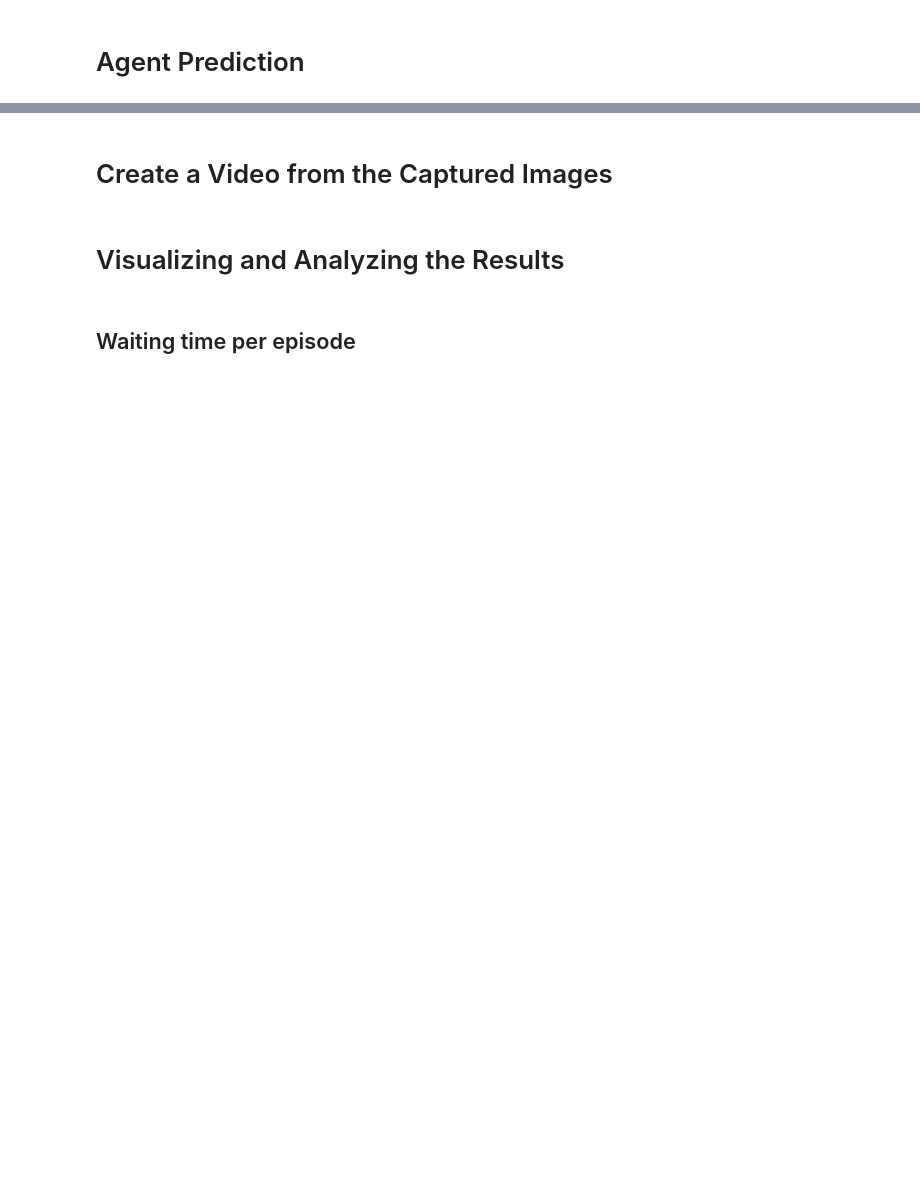
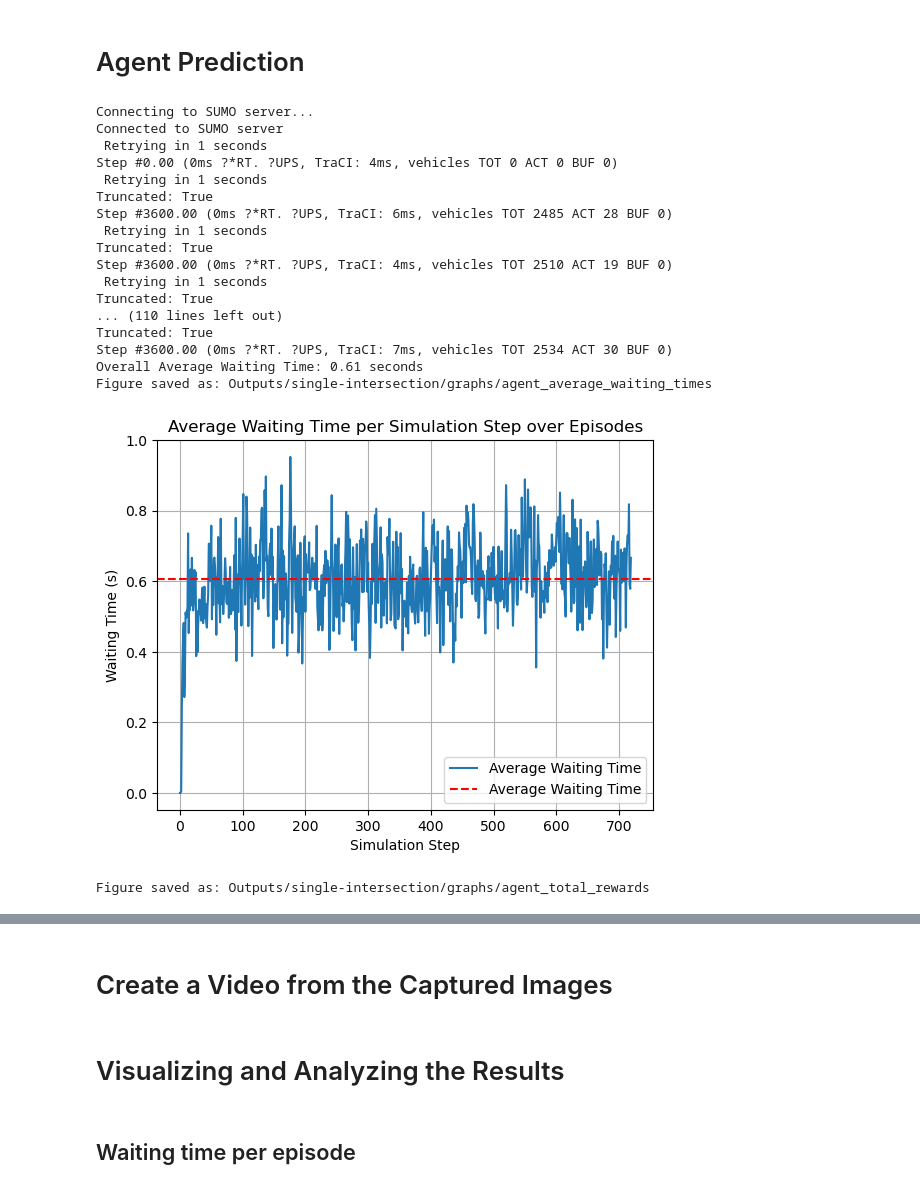
Before and after one commit to matand380/Traffic_Tune_POC, a Jupyter notebook: Traffic_Tune_POC_final.ipynb, the cells around one changed output, grey strips where cells are left out. Saved outputs shown, nothing was run; the diff lists cells and outputs as text; code cells hidden in the pictures; blank space fills up the shorter version.

```diff
--- a/Traffic_Tune_POC_final.ipynb
+++ b/Traffic_Tune_POC_final.ipynb
@@ -60,13 +63,14 @@ sumo_cfg_path = os.path.join(package_path, "nets/single-intersection/single-inte
 # %% [markdown]
 ### Environment preparations
 # %%
+
 def initialize_sumo_environment(num_seconds, min_green, max_green,title ):
     env = SumoEnvironment(
         net_file=f"{package_path}/nets/single-intersection/single-intersection.net.xml",
         route_file=f"{package_path}/nets/single-intersection/single-intersection.rou.xml",
-        out_csv_name=f"Outputs/single-intersection/{title}/dqn_{timestamp}.csv",
+        out_csv_name=f"Outputs/single-intersection/{title}/dqn_{timestamp}",
         single_agent=True,
-        use_gui=True,
+        use_gui=False,
         num_seconds=num_seconds,
         min_green=min_green,
         max_green=max_green,
@@ -245,32 +256,52 @@ def plot_average_waiting_times(all_average_waiting_times, duration):
 
 def plot_total_rewards(rewards_per_episode):
     plt.plot(range(1, len(rewards_per_episode) + 1), rewards_per_episode)
     plt.xlabel('Episode')
     plt.ylabel('Total Reward')
     plt.title('Improvement in Total Reward over Episodes')
     plt.grid(True)
     save_figures('Outputs/single-intersection/graphs', 'agent_total_rewards')
     plt.show()
 
 
 print("Connecting to SUMO server...")
 traci_connection_predict = traci.connect(port=65533)
 print("Connected to SUMO server")
 
 # Parameters
-episodes = 3
+episodes = 40
 duration = 3600  # in seconds
 port = 65533
 save_path = 'Outputs/single-intersection/dqn_images'
 
 env_dqn_agent = initialize_sumo_environment(num_seconds, min_green, max_green, 'DQN_Agent_Prediction')
-loaded_model = DQN.load('/Users/md/Desktop/Traffic_Tune_POC/Traffic_Tune_POC/savedAgent/single-intersection/dqnEpNum1.zip')
+loaded_model = DQN.load('savedAgent/single-intersection/dqnEpNum40.zip')
 
 # Run the simulation over multiple episodes and collect average waiting times per step
 rewards_per_episode, all_average_waiting_times = agent_predict(env_dqn_agent, loaded_model, episodes, save_path)
 traci.close()
 # Plot the average waiting times per simulation step
 plot_average_waiting_times(all_average_waiting_times, duration)
 
 # Plot the total rewards per episode
 plot_total_rewards(rewards_per_episode)
+# %% [output]
+Connecting to SUMO server...
+Connected to SUMO server
+ Retrying in 1 seconds
+Step #0.00 (0ms ?*RT. ?UPS, TraCI: 4ms, vehicles TOT 0 ACT 0 BUF 0)
+ Retrying in 1 seconds
+Truncated: True
+Step #3600.00 (0ms ?*RT. ?UPS, TraCI: 6ms, vehicles TOT 2485 ACT 28 BUF 0)
+ Retrying in 1 seconds
+Truncated: True
+Step #3600.00 (0ms ?*RT. ?UPS, TraCI: 4ms, vehicles TOT 2510 ACT 19 BUF 0)
+ Retrying in 1 seconds
+Truncated: True
+... (110 lines left out)
+Truncated: True
+Step #3600.00 (0ms ?*RT. ?UPS, TraCI: 7ms, vehicles TOT 2534 ACT 30 BUF 0)
+Overall Average Waiting Time: 0.61 seconds
+Figure saved as: Outputs/single-intersection/graphs/agent_average_waiting_times
+[figure, added]
+Figure saved as: Outputs/single-intersection/graphs/agent_total_rewards
```
Also changed, not shown: parts of 8 cells of this notebook, 1 other file.
